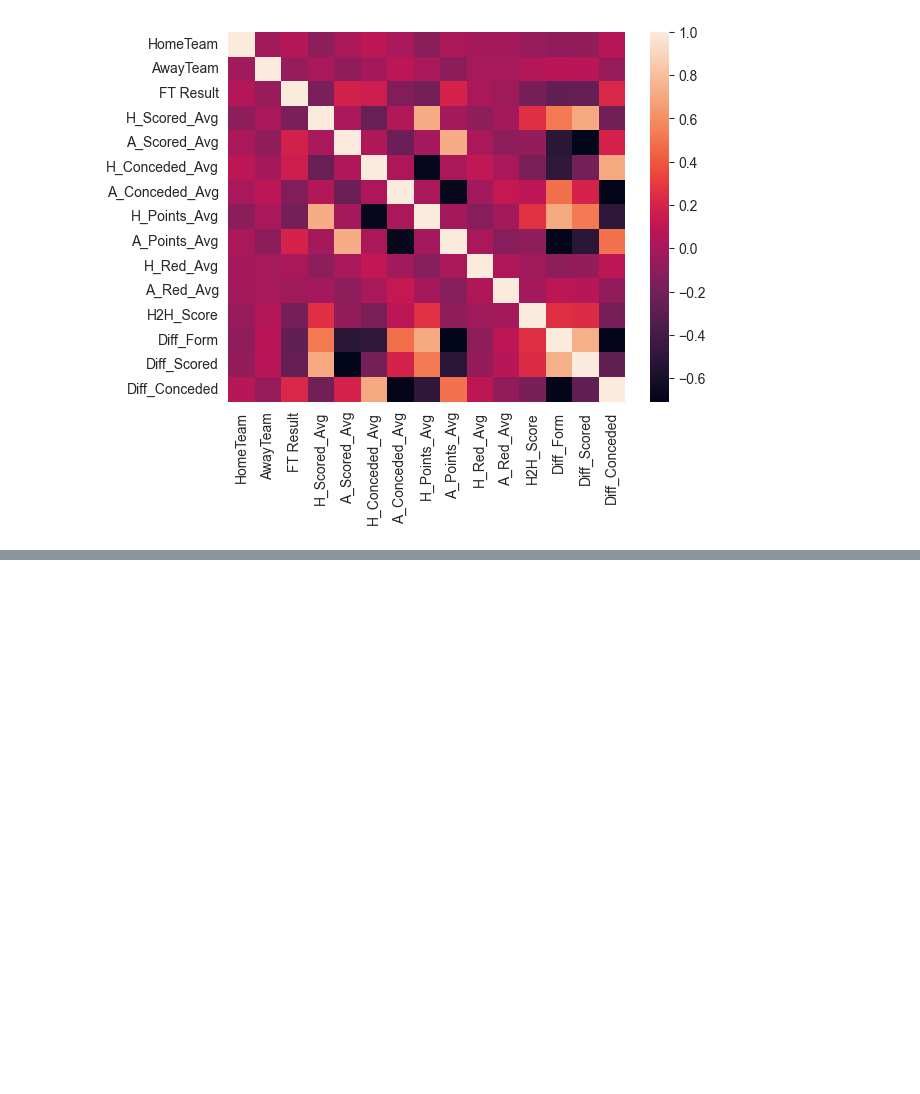
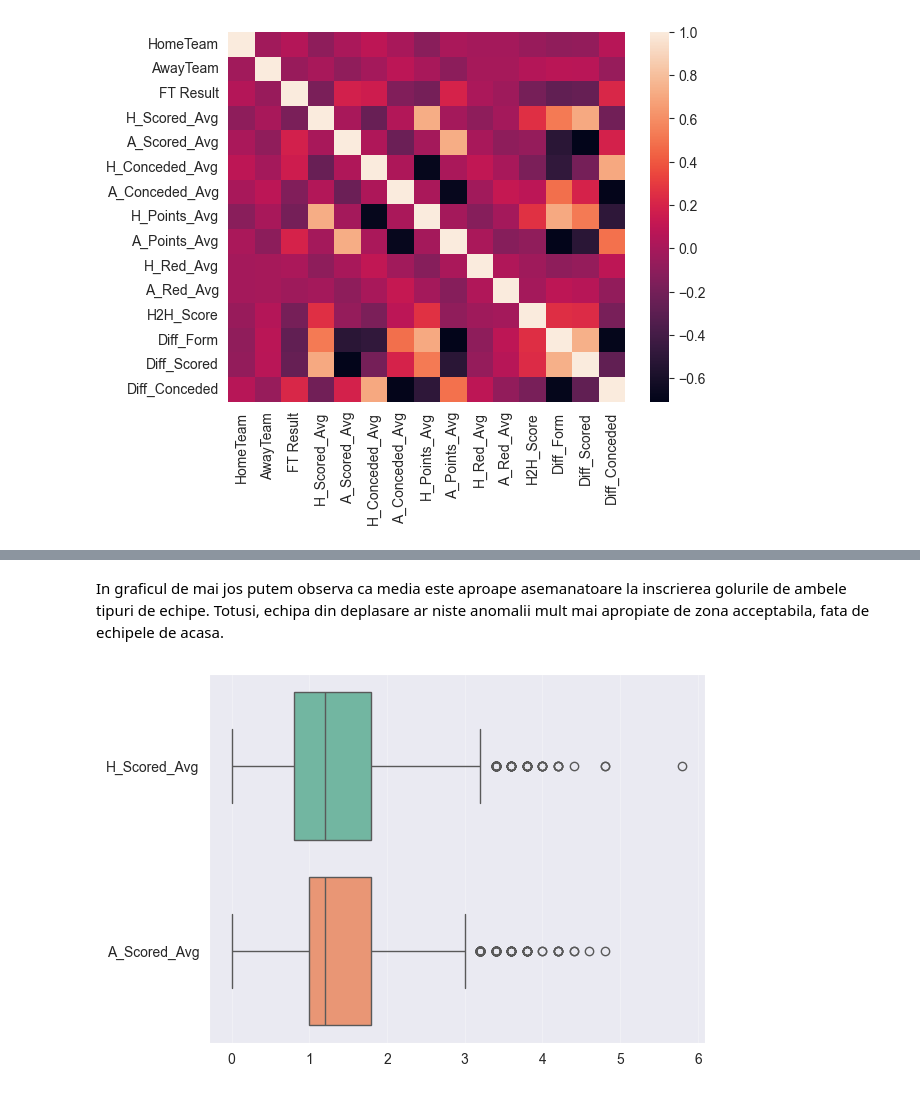
Before and after one commit to Technical-University-of-Cluj-Napoca/proiect-ml-RazvanBarna, a Jupyter notebook: Notebooks/Classification.ipynb, the cells around one changed output, grey strips where cells are left out. Drawn from its saved outputs; the diff is of its cells as text; code cells hidden in the pictures; blank space fills up the shorter version.

```diff
--- a/Notebooks/Classification.ipynb
+++ b/Notebooks/Classification.ipynb
@@ -341,0 +380,8 @@ plt.show()
+# %% [markdown]
+In graficul de mai jos putem observa ca media este aproape asemanatoare la inscrierea golurile de ambele tipuri de echipe. Totusi, echipa din deplasare ar niste anomalii mult mai apropiate de zona acceptabila, fata de echipele de acasa.
+# %%
+sns.boxplot(data=df[['H_Scored_Avg', 'A_Scored_Avg']], orient='h', palette='Set2')
+plt.grid(axis='x', alpha=0.3)
+plt.show()
+# %% [output]
+[figure, added]
```
Also changed, not shown: parts of 18 cells of this notebook.
